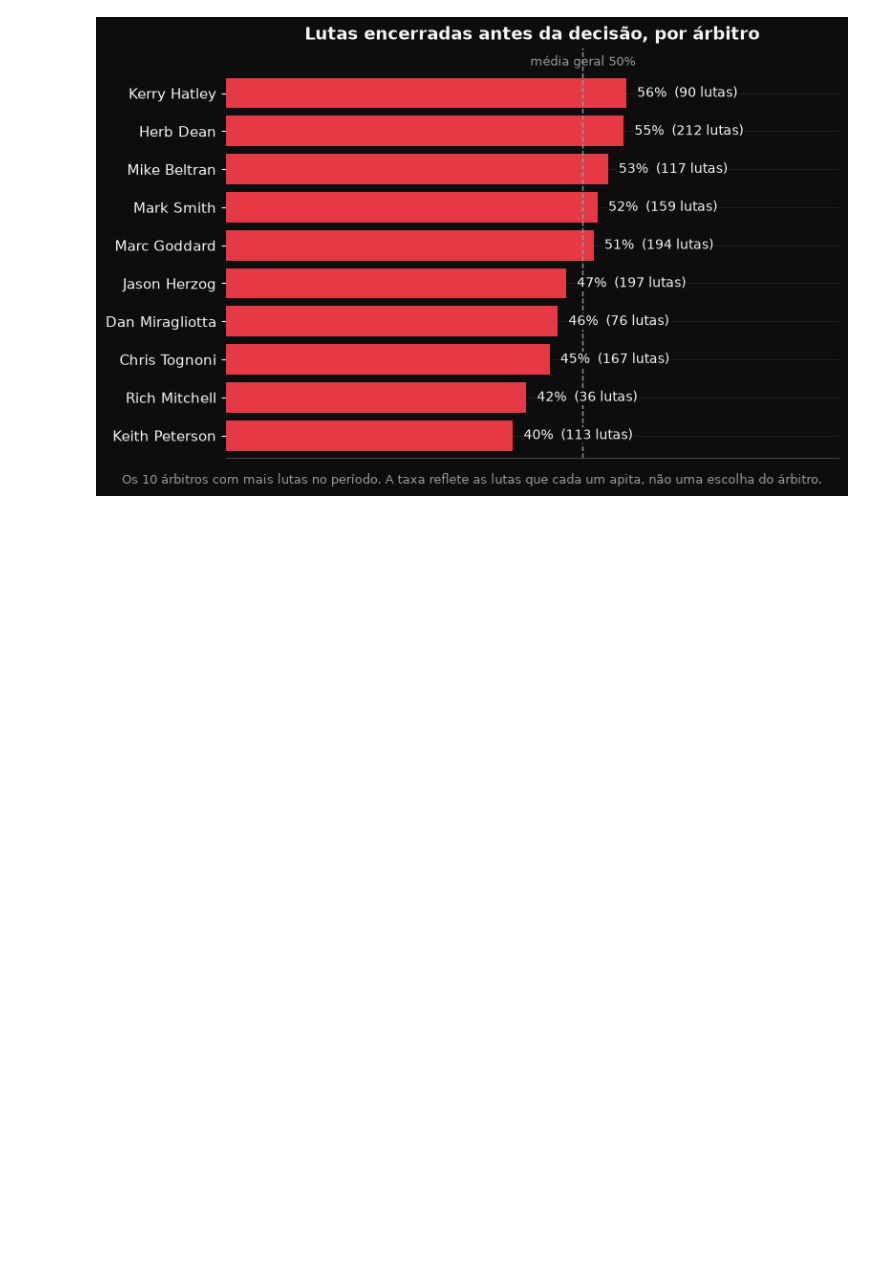
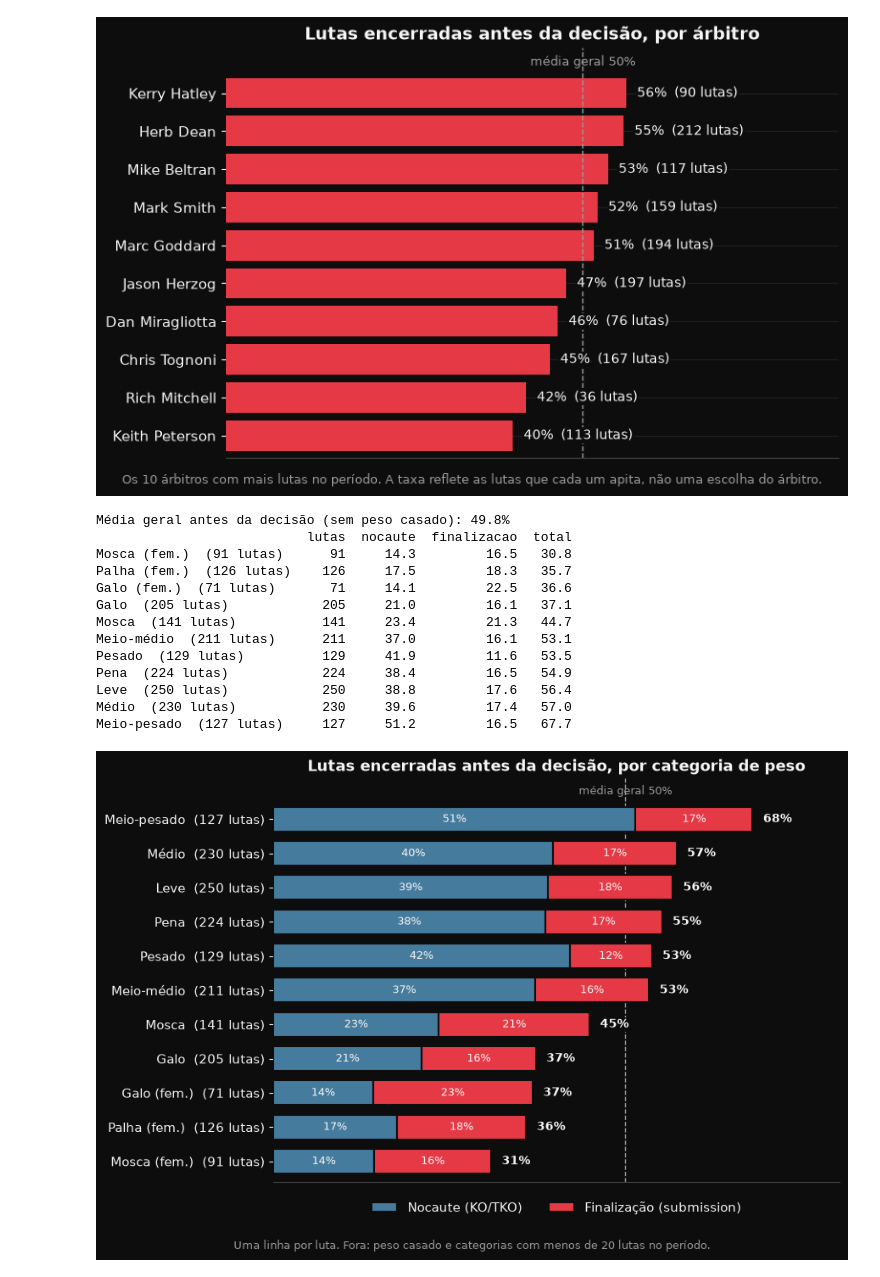
Before and after one commit to khannnn1/ufc-data, a Jupyter notebook: notebooks/02_visualizacao.ipynb, the cells around one changed output. Saved outputs shown, nothing was run; the diff lists cells and outputs as text; code cells hidden in the pictures; blank space fills up the shorter version.

Commit message:
Adiciona gráfico de finalizações por categoria de peso
Co-Authored-By: Claude Opus 5.5 <noreply@anthropic.com>

```diff
--- a/notebooks/02_visualizacao.ipynb
+++ b/notebooks/02_visualizacao.ipynb
@@ -679,3 +679,74 @@ Chris Tognoni      167       44.9
 Rich Mitchell       36       41.7
 Keith Peterson     113       39.8
 [figure]
+# %%
+# Lutas encerradas antes da decisão, por categoria de peso: nocaute (azul) + finalização (vermelho).
+# Uma linha por luta. "TKO - Doctor's Stoppage" conta como nocaute. Ficam de fora o peso casado
+# (acordo entre os dois lutadores, não é divisão) e categorias com menos de 20 lutas no período.
+MIN_LUTAS_CATEGORIA = 20
+NOMES_CATEGORIA = {
+    "Heavyweight": "Pesado", "Light Heavyweight": "Meio-pesado", "Middleweight": "Médio",
+    "Welterweight": "Meio-médio", "Lightweight": "Leve", "Featherweight": "Pena",
+    "Bantamweight": "Galo", "Flyweight": "Mosca", "Women's Featherweight": "Pena (fem.)",
+    "Women's Bantamweight": "Galo (fem.)", "Women's Flyweight": "Mosca (fem.)", "Women's Strawweight": "Palha (fem.)",
+}
+
+lutas_cat = df.drop_duplicates("Fight_URL")
+lutas_cat = lutas_cat[lutas_cat["Weight_Class"] != "Catch Weight"].assign(
+    nocaute=lutas_cat["Method"].str.contains("KO/TKO|TKO - Doctor", na=False),
+    finalizacao=lutas_cat["Method"].str.contains("Submission", na=False),
+)
+media_cat = (lutas_cat["nocaute"] | lutas_cat["finalizacao"]).mean() * 100
+
+categorias = lutas_cat.groupby("Weight_Class").agg(
+    lutas=("Fight_URL", "size"), nocaute=("nocaute", "mean"), finalizacao=("finalizacao", "mean"))
+categorias = categorias[categorias["lutas"] >= MIN_LUTAS_CATEGORIA]
+categorias[["nocaute", "finalizacao"]] *= 100
+categorias["total"] = categorias["nocaute"] + categorias["finalizacao"]
+categorias = categorias.sort_values("total")  # de baixo para cima: maior no topo
+categorias.index = [f"{NOMES_CATEGORIA[c]}  ({n} lutas)" for c, n in zip(categorias.index, categorias["lutas"])]
+print(f"Média geral antes da decisão (sem peso casado): {media_cat:.1f}%")
+print(categorias.round(1))
+
+fig, ax = plt.subplots(figsize=(9, 6))
+ax.barh(categorias.index, categorias["nocaute"], color=COR_AZUL, height=0.72, label="Nocaute (KO/TKO)",
+        edgecolor="#0d0d0d", linewidth=1.5)
+ax.barh(categorias.index, categorias["finalizacao"], left=categorias["nocaute"], color=COR_VERMELHO, height=0.72,
+        label="Finalização (submission)", edgecolor="#0d0d0d", linewidth=1.5)
+
+for y, (_, linha) in enumerate(categorias.iterrows()):
+    ax.text(linha["nocaute"] / 2, y, f"{linha['nocaute']:.0f}%", ha="center", va="center", fontsize=9.5, color="#f5f5f5")
+    ax.text(linha["nocaute"] + linha["finalizacao"] / 2, y, f"{linha['finalizacao']:.0f}%",
+            ha="center", va="center", fontsize=9.5, color="#f5f5f5")
+    ax.text(linha["total"] + 1.5, y, f"{linha['total']:.0f}%", va="center", fontsize=10, fontweight="bold",
+            color="#f5f5f5", bbox=dict(facecolor="#0d0d0d", edgecolor="none", pad=1), zorder=3)
+
+ax.axvline(media_cat, color="#9a9a9a", linestyle="--", linewidth=1, zorder=0.5)  # atrás das barras
+ax.text(media_cat, len(categorias) - 0.35, f"média geral {media_cat:.0f}%", ha="center", va="bottom", fontsize=9, color="#9a9a9a")
+
+estilizar_grafico(ax, "Lutas encerradas antes da decisão, por categoria de peso")
+ax.set_xlim(0, 80)
+ax.set_ylim(-0.6, len(categorias) + 0.2)
+ax.grid(False)
+ax.legend(loc="upper center", bbox_to_anchor=(0.5, -0.02), ncol=2, frameon=False, labelcolor="#f5f5f5")
+fig.text(0.5, 0.01, f"Uma linha por luta. Fora: peso casado e categorias com menos de {MIN_LUTAS_CATEGORIA} lutas no período.",
+         ha="center", fontsize=9, color="#9a9a9a")
+
+plt.tight_layout(rect=(0, 0.04, 1, 1))
+plt.savefig("../figures/finalizacoes_por_categoria.png", dpi=150, facecolor=fig.get_facecolor())
+plt.show()
+# %% [output]
+Média geral antes da decisão (sem peso casado): 49.8%
+                           lutas  nocaute  finalizacao  total
+Mosca (fem.)  (91 lutas)      91     14.3         16.5   30.8
+Palha (fem.)  (126 lutas)    126     17.5         18.3   35.7
+Galo (fem.)  (71 lutas)       71     14.1         22.5   36.6
+Galo  (205 lutas)            205     21.0         16.1   37.1
+Mosca  (141 lutas)           141     23.4         21.3   44.7
+Meio-médio  (211 lutas)      211     37.0         16.1   53.1
+Pesado  (129 lutas)          129     41.9         11.6   53.5
+Pena  (224 lutas)            224     38.4         16.5   54.9
+Leve  (250 lutas)            250     38.8         17.6   56.4
+Médio  (230 lutas)           230     39.6         17.4   57.0
+Meio-pesado  (127 lutas)     127     51.2         16.5   67.7
+[figure, added]
```
Also changed, not shown: 3 other files.
